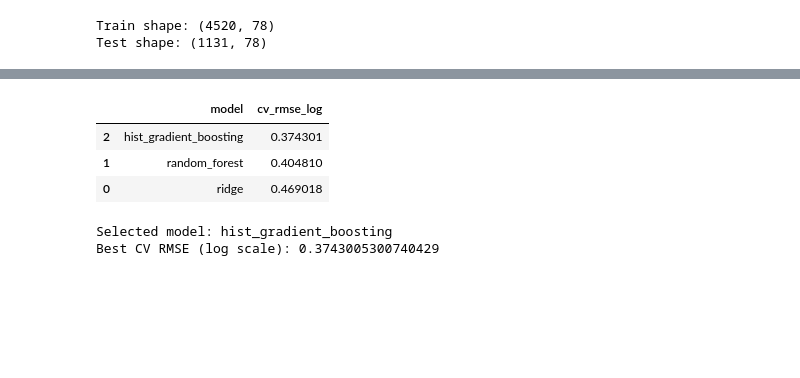
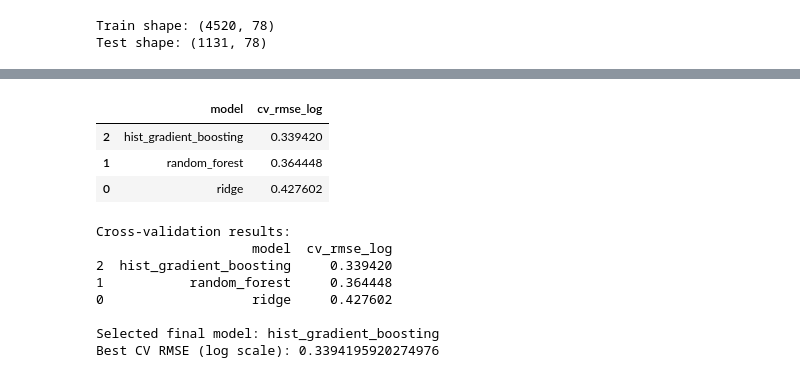
Before and after one commit to Batujan/Airbnb_Basque_Country_Price_Prediction, a Jupyter notebook: notebooks/03_model_tests.ipynb, the cells around one changed output, grey strips where cells are left out. Saved outputs shown, nothing was run; the diff lists cells and outputs as text; code cells hidden in the pictures; blank space fills up the shorter version.

Commit message:
refactor models

```diff
--- a/notebooks/03_model_tests.ipynb
+++ b/notebooks/03_model_tests.ipynb
@@ -228,7 +228,7 @@ class NumericClipper(BaseEstimator, TransformerMixin):
     def transform(self, X):
         X = X.copy()
         for col in self.columns:
-            X[col] = X[col].clip(self.lower_, self.upper_)
+            X[col] = X[col].clip(self.lower_[col], self.upper_[col])
         return X
 
 class PriceToFloat(BaseEstimator, TransformerMixin):
@@ -256,12 +256,13 @@ class PercentageCleaner(BaseEstimator, TransformerMixin):
         return X
 
 class AmenitiesTransformer(BaseEstimator, TransformerMixin):
-    def __init__(self, column):
+    def __init__(self, column="amenities", min_share=0.05):
         self.column = column
+        self.min_share = min_share
 
     def fit(self, X, y=None):
         parsed_amenities = X[self.column].apply(parse_amenities)
-        self.most_frequent_ = get_frequent_amenities(parsed_amenities)
+        self.most_frequent_ = get_frequent_amenities(parsed_amenities, self.min_share)
         return self
 
     def transform(self, X):
@@ -333,8 +334,9 @@ class BinaryMapTransformer(BaseEstimator, TransformerMixin):
 
 
 class TopKCategoryTransformer(BaseEstimator, TransformerMixin):
-    def __init__(self, column, top_k=10, other_label="Other"):
+    def __init__(self, column, new_column=None, top_k=10, other_label="Other"):
         self.column = column
+        self.new_column = new_column
         self.top_k = top_k
         self.other_label = other_label
 
@@ -345,10 +347,14 @@ class TopKCategoryTransformer(BaseEstimator, TransformerMixin):
 
     def transform(self, X):
         X = X.copy()
-        X[self.column] = X[self.column].where(
+        cleaned = X[self.column].where(
             X[self.column].isin(self.top_categories_),
             self.other_label
         )
+        target_column = self.new_column or self.column
+        X[target_column] = cleaned
+        if self.new_column is not None:
+            X = X.drop(columns=[self.column])
         return X
 # %%
 # ----------------------------
@@ -407,7 +413,7 @@ Test shape: (1131, 78)
 feature_engineering = Pipeline(
     steps=[
         ("drop_columns", DropColumnsTransformer(COLS_TO_DROP)),
-        ("amenities", AmenitiesTransformer(min_share=AMENITIES_MIN_SHARE)),
+        ("amenities", AmenitiesTransformer(column="amenities", min_share=AMENITIES_MIN_SHARE)),
         ("host_experience", HostExperienceTransformer()),
         ("distance_features", DistanceFeaturesTransformer(
             points=DISTANCE_POINTS,
@@ -481,7 +487,7 @@ rf_pipe = Pipeline([
     ("preprocess", tree_preprocessor),
     ("model", RandomForestRegressor(
         random_state=RANDOM_STATE,
-        n_jobs=-1
+        n_jobs=1
     ))
 ])
 
@@ -574,32 +580,44 @@ HGB best params: {'model__l2_regularization': 1.0, 'model__learning_rate': 0.1,
 # %%
 # ----------------------------
 # Compare tuned models
 # ----------------------------
 
-results = pd.DataFrame({
-    "model": ["ridge", "random_forest", "hist_gradient_boosting"],
-    "cv_rmse_log": [
-        -ridge_search.best_score_,
-        -rf_search.best_score_,
-        -hgb_search.best_score_,
-    ]
-}).sort_values("cv_rmse_log")
+completed_searches = []
+
+for model_name, search in [
+    ("ridge", ridge_search),
+    ("random_forest", rf_search),
+    ("hist_gradient_boosting", hgb_search),
+]:
+    if hasattr(search, "best_score_"):
+        completed_searches.append({
+            "model": model_name,
+            "cv_rmse_log": -search.best_score_,
+        })
+
+if not completed_searches:
+    raise ValueError("No completed model searches found. Run at least one search cell first.")
+
+results = pd.DataFrame(completed_searches).sort_values("cv_rmse_log")
 
 results
 # %% [output]
 |  | model | cv_rmse_log |
-| 2 | hist_gradient_boosting | 0.374301 |
-| 1 | random_forest | 0.404810 |
-| 0 | ridge | 0.469018 |
+| 2 | hist_gradient_boosting | 0.339420 |
+| 1 | random_forest | 0.364448 |
+| 0 | ridge | 0.427602 |
 # %%
 # ----------------------------
 # Select the best model
 # ----------------------------
 
 searches = {
-    "ridge": ridge_search,
-    "random_forest": rf_search,
-    "hist_gradient_boosting": hgb_search,
+    row["model"]: {
+        "ridge": ridge_search,
+        "random_forest": rf_search,
+        "hist_gradient_boosting": hgb_search,
+    }[row["model"]]
+    for _, row in results.iterrows()
 }
 
 best_model_name = results.iloc[0]["model"]
@@ -612,8 +630,14 @@ print(results)
 print("\nSelected final model:", best_model_name)
 print("Best CV RMSE (log scale):", -best_search.best_score_)
 # %% [output]
-Selected model: hist_gradient_boosting
-Best CV RMSE (log scale): 0.3743005300740429
+Cross-validation results:
+                    model  cv_rmse_log
+2  hist_gradient_boosting     0.339420
+1           random_forest     0.364448
+0                   ridge     0.427602
+
+Selected final model: hist_gradient_boosting
+Best CV RMSE (log scale): 0.3394195920274976
 # %%
 # ----------------------------
 # Final test evaluation
```
Also changed, not shown: parts of 7 cells of this notebook.
